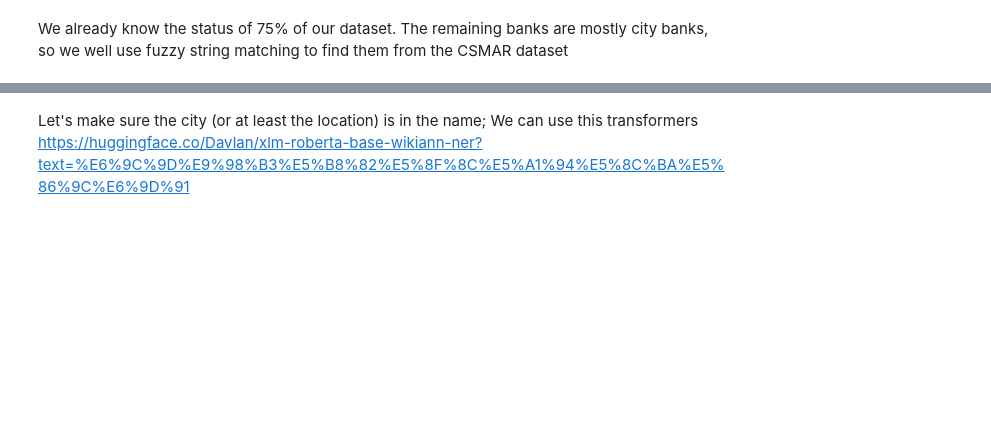
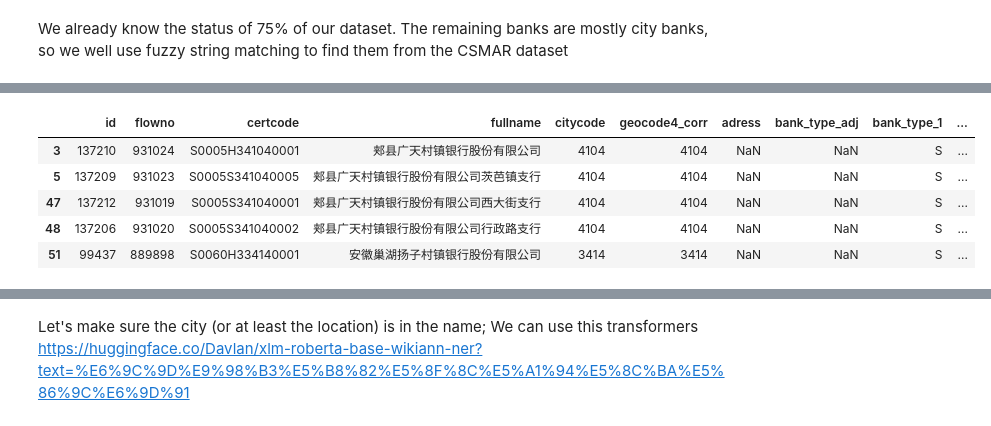
Before and after one commit to thomaspernet/pollution_credit_constraint, a Jupyter notebook: 02_data_analysis/01_model_train_evaluate/01_credit_supply/00_credit_supply.ipynb, the cells around one changed output, grey strips where cells are left out. Drawn from its saved outputs; the diff is of its cells as text; code cells hidden in the pictures; blank space fills up the shorter version.

Commit message:
old definition city commercial bank
362_pollution_and_credit_constraint

```diff
--- a/02_data_analysis/01_model_train_evaluate/01_credit_supply/00_credit_supply.ipynb
+++ b/02_data_analysis/01_model_train_evaluate/01_credit_supply/00_credit_supply.ipynb
@@ -101,6 +101,7 @@ Since we load the data as a Pandas DataFrame, we want to pass the `dtypes`. We l
 # %%
 db = 'environment'
 table = 'fin_dep_pollution_baseline_industry'
+filename = "data"
 # %%
 dtypes = {}
 schema = (glue.get_table_information(database = db,
@@ -382,0 +540,24 @@ Credit constraint
+# %%
+query ="""
+SELECT no_dup_citycode.geocode4_corr, tcz, spz FROM "policy"."china_city_tcz_spz"
+INNER JOIN (
+    SELECT
+      extra_code,
+      geocode4_corr
+    FROM
+      chinese_lookup.china_city_code_normalised
+    GROUP BY
+      extra_code,
+      geocode4_corr
+  ) as no_dup_citycode ON china_city_tcz_spz.geocode4_corr = no_dup_citycode.extra_code
+"""
+df_tcz = (
+    s3.run_query(
+                    query=query,
+                    database="policy",
+                    s3_output='SQL_OUTPUT_ATHENA/CSV',
+    filename = 'example_1'
+                )
+    .assign(spz = lambda x: x['spz'].fillna(0).astype('Int64'))
+)
+df_tcz.head()
@@ -471,6 +758,13 @@ df_bank = (
             lambda x: np.nan if pd.isna(x["list_bank_type"]) else x["list_bank_type"][1], axis=1
         )
     )
+    .assign(
+        bank_type_1 = lambda x: x['certcode'].str.slice(stop = 1),
+        bank_code = lambda x: x['certcode'].str.slice(stop = 5),
+        bank_type_details = lambda x: x['certcode'].str.slice(start = 5, stop = 6),
+        citycode = lambda x: x['certcode'].str.slice(start = 7, stop = 11),
+        unknown_code = lambda x: x['certcode'].str.slice(start = 11),
+    )
     .drop(columns=["bank_temp"])
 )
 query = """
@@ -589,0 +968,17 @@ df_bank['bank_type_adj'].dropna().shape[0]/df_bank.shape[0]
+# %%
+(
+    df_bank
+    .loc[lambda x: x['bank_type_adj'].isin([np.nan])]
+    .loc[lambda x: ~x['geocode4_corr'].isin(["<NA>"])]
+    .reindex(columns = ['id', 'flowno', 'certcode', 'fullname','citycode','geocode4_corr','adress',
+                       'bank_type_adj', 'bank_type_1','bank_type', 'bank_code', 'bank_type_details','test2','year_setdate',
+       'registration_type', 'bank_full_name', 'list_bank_type'])
+    .head()
+)
+# %% [output]
+|  | id | flowno | certcode | fullname | citycode | geocode4_corr | adress | bank_type_adj | bank_type_1 | ... |
+| 3 | 137210 | 931024 | S0005H341040001 | 郏县广天村镇银行股份有限公司 | 4104 | 4104 | NaN | NaN | S | ... |
+| 5 | 137209 | 931023 | S0005S341040005 | 郏县广天村镇银行股份有限公司茨芭镇支行 | 4104 | 4104 | NaN | NaN | S | ... |
+| 47 | 137212 | 931019 | S0005S341040001 | 郏县广天村镇银行股份有限公司西大街支行 | 4104 | 4104 | NaN | NaN | S | ... |
+| 48 | 137206 | 931020 | S0005S341040002 | 郏县广天村镇银行股份有限公司行政路支行 | 4104 | 4104 | NaN | NaN | S | ... |
+| 51 | 99437 | 889898 | S0060H334140001 | 安徽巢湖扬子村镇银行股份有限公司 | 3414 | 3414 | NaN | NaN | S | ... |
```
Also changed, not shown: parts of 115 cells of this notebook, 1 other file.
